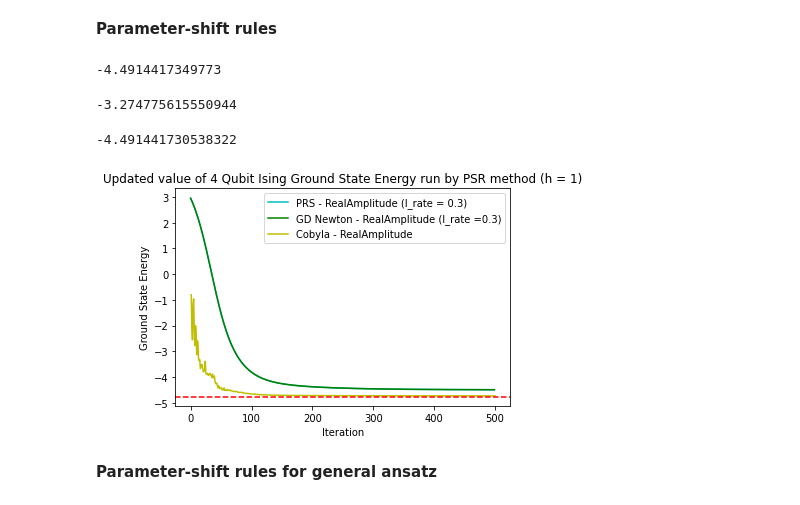
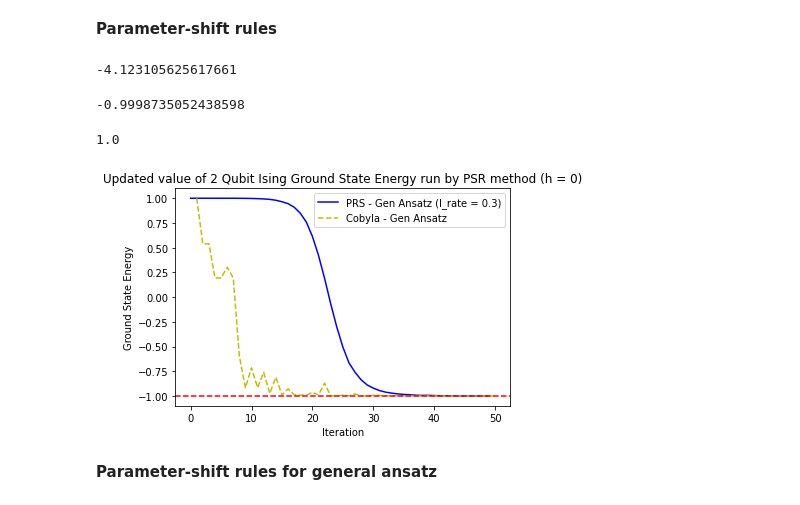
Before and after one commit to leductruyen/Quantum-Computing-Intern-Variatioal-Quantum-Algorithm-, a Jupyter notebook: VQE-Basic-Ising.ipynb, the cells around one changed output. Drawn from its saved outputs; the diff is of its cells as text; code cells hidden in the pictures.

```diff
--- a/VQE-Basic-Ising.ipynb
+++ b/VQE-Basic-Ising.ipynb
@@ -898,21 +895,20 @@ plt.show()
 # %% [markdown]
 **Parameter-shift rules**
 # %%
-q = 4
-h = 1
-tol = 1e-3
-l_rate = 0.01
-numberofiteration = 500
+q = 2
+h = 2
+l_rate = 0.3
+numberofiteration = 50
 # parameter = ParameterVector('θ', 2**(q+1)-2)
 # real = PrepareState_Gen(parameter,q)
 real = RealAmplitudes(q, entanglement='linear', reps=1, insert_barriers=True)
 
-itera0 = []
-value0 = []
+itera1 = []
+value1 = []
 # parameters = [np.random.uniform(0,2*np.pi) for i in range(real.num_parameters)]
 parameters = [0 for i in range(real.num_parameters)]
 for j in range(numberofiteration):
-    itera0.append(j)
+    itera1.append(j)
     Dvqe = [0 for i in range(len(parameters))]
     fix_parameters = [0 for i in range(len(parameters))]
     for i in range(len(parameters)):
@@ -922,22 +918,22 @@ for j in range(numberofiteration):
         PSR_parameter[i] = np.pi/2
         Dvqe[i] = (1/2*(vqe_exact1([fix_parameters[i] + PSR_parameter[i] for i in range(len(fix_parameters))],q,h)-vqe_exact1([fix_parameters[i] - PSR_parameter[i] for i in range(len(fix_parameters))],q,h)))
         parameters[i]-=l_rate*Dvqe[i]
-    value0.append(vqe_exact1(parameters,q,h))
+    value1.append(vqe_exact1(parameters,q,h))
 print(vqe_exact1(parameters,q,h))
 # %% [output]
--4.4914417349773
+-4.123105625617661
 # %%
-q = 4
-h = 1
+q = 2
+h = 0
 tol = 1e-3
-l_rate = 0.08
-numberofiteration = 100
+l_rate = 0.3
+numberofiteration = 50
 parameter = ParameterVector('θ', 2**(q+1)-2)
 real = PrepareState_Gen(parameter,q)
 
 itera1 = []
 value1 = []
-parameters =  [np.random.uniform(0,(2-(i % 2))*np.pi) for i in range(real.num_parameters)]
+parameters =  [0 for i in range(real.num_parameters)]
 for j in range(numberofiteration):
     itera1.append(j)
     Dvqe = [0 for i in range(len(parameters))]
@@ -948,12 +944,12 @@ for j in range(numberofiteration):
         PSR_parameter = [0 for i in range(len(parameters))]
         PSR_parameter[i] = np.pi/2
         if i % 2 == 0:
-            Dvqe[i] = (1/2*(vqe_exact([fix_parameters[i] + PSR_parameter[i] for i in range(len(fix_parameters))],q,h)-vqe_exact([fix_parameters[i] - PSR_parameter[i] for i in range(len(fix_parameters))],q,h)))
+            Dvqe[i] = (1/2*(vqe_backend([fix_parameters[i] + PSR_parameter[i] for i in range(len(fix_parameters))],q,h)-vqe_backend([fix_parameters[i] - PSR_parameter[i] for i in range(len(fix_parameters))],q,h)))
         else:
-            Dvqe[i] = (1/sqrt(2)*(vqe_exact([fix_parameters[i] + PSR_parameter[i] for i in range(len(fix_parameters))],q,h)-vqe_exact([fix_parameters[i] - PSR_parameter[i] for i in range(len(fix_parameters))],q,h)))
+            Dvqe[i] = (1/sqrt(2)*(vqe_backend([fix_parameters[i] + PSR_parameter[i] for i in range(len(fix_parameters))],q,h)-vqe_backend([fix_parameters[i] - PSR_parameter[i] for i in range(len(fix_parameters))],q,h)))
         parameters[i]-=l_rate*Dvqe[i]
-    value1.append(vqe_exact(parameters,q,h))
+    value1.append(vqe_backend(parameters,q,h))
 print(vqe_exact(parameters,q,h))
 # %% [output]
--3.274775615550944
+-0.9998735052438598
 # %%
@@ -978,11 +974,10 @@ parameters = [np.random.uniform(0,2*np.pi) for i in range(real.num_parameters)]
 vqer = VQE(real,optimizer=optimizer,quantum_instance=quantum_instance,initial_point=parameters,callback=callback)
 result = vqer.compute_minimum_eigenvalue(op)
 # %%
-q = 4
-h = 1
-tol = 1e-3
-l_rate = 0.01
-numberofiteration = 500
+q = 2
+h = 2
+l_rate = 0.5
+numberofiteration = 50
 epsilon = 1e-3
 # parameter = ParameterVector('θ', 2**(q+1)-2)
 # real = PrepareState_Gen(parameter,q)
@@ -1007,27 +1002,27 @@ for j in range(numberofiteration):
     value3.append(vqe_exact1(parameters,q,h))
 print(vqe_exact1(parameters,q,h))
 # %% [output]
--4.491441730538322
+1.0
 # %%
 # plt.plot(itera0, value0, 'r-',label='l_rate = 0.3')
 # plt.axhline(y=-1, color='r', linestyle='--')
-plt.plot(itera0, value0, 'c-',label='PRS - RealAmplitude (l_rate = 0.3)')
-# plt.plot(itera1, value1, 'b-',label='PRS - Gen Ansatz (l_rate = 0.08)')
+# plt.plot(itera0, value0, 'c--',label='PRS - RealAmplitude - statevector (l_rate = 0.5)')
+plt.plot(itera1, value1, 'b-',label='PRS - Gen Ansatz (l_rate = 0.3)')
 
 # plt.axhline(y=-1.4142135623730936, color='b', linestyle='--')
-plt.plot(itera3, value3, 'g-',label='GD Newton - RealAmplitude (l_rate =0.3)')
-plt.plot(counts[0:500], values[0:500], 'y-',label='Cobyla - RealAmplitude')
-plt.axhline(y=-4.758770483143628, color='r', linestyle='--')
+# plt.plot(itera3, value3, 'g-',label='GD Newton - RealAmplitude (l_rate =0.3)')
+plt.plot(counts[0:50], values[0:50], 'y--',label='Cobyla - Gen Ansatz')
+plt.axhline(y=-1, color='r', linestyle='--')
 
 
 # plt.axhline(y=-3.493959207434937, color='r', linestyle='--')
 plt.legend(loc='best')
-plt.title('Updated value of 4 Qubit Ising Ground State Energy run by PSR method (h = 1)')
+plt.title('Updated value of 2 Qubit Ising Ground State Energy run by PSR method (h = 0)')
 plt.ylabel('Ground State Energy')
 plt.xlabel('Iteration')
 plt.show()
 # %% [output]
-[figure, old version]
+[figure, new version]
 # %% [markdown]
 **Parameter-shift rules for general ansatz**
 # %%
```
Also changed, not shown: parts of 14 cells of this notebook, 16 other files.
